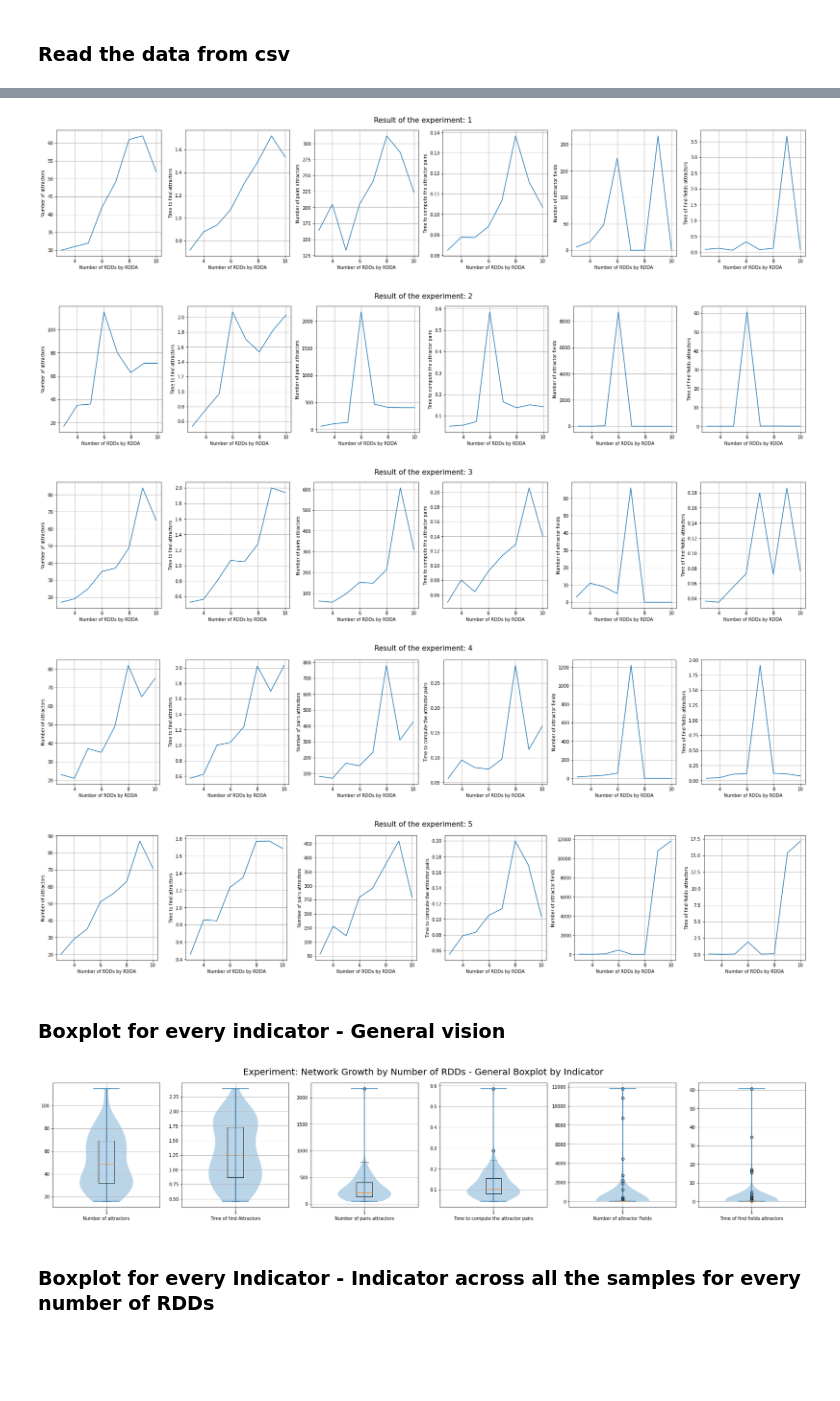
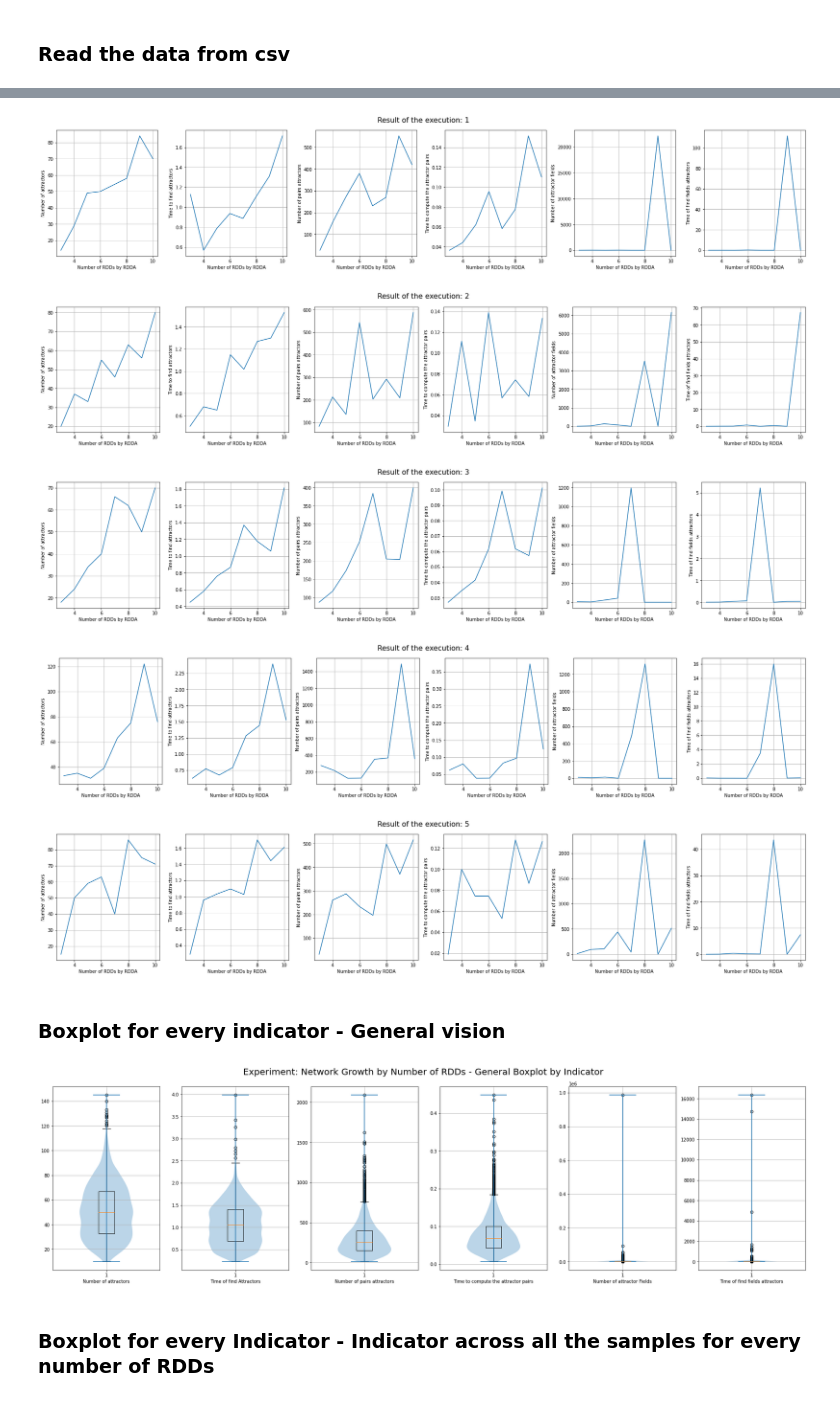
Before and after one commit to crptcusco/SynEstCBN, a Jupyter notebook: experiments_doctoral_qualification/exp1_network_growth_analysis.ipynb, the cells around one changed output, grey strips where cells are left out. Cells and saved outputs as stored; diff of their text form; code cells hidden in the pictures; blank space fills up the shorter version.

Commit message:
Experiment with 500 samples

```diff
--- a/experiments_doctoral_qualification/exp1_network_growth_analysis.ipynb
+++ b/experiments_doctoral_qualification/exp1_network_growth_analysis.ipynb
@@ -6,7 +6,7 @@ import matplotlib.pyplot as plt
 import numpy as np
 
 # Read the csv
-df = pd.read_csv("exp1_network_growth_data_antiguo.csv")
+df = pd.read_csv("exp1_network_growth_data.csv")
 
 print("Experiment data analysis - Network growth")
 print("Number of samples:", df["n_sample"].max())
@@ -56,32 +81,32 @@ for number in np.array(list(grouped.groups.keys()))[:5]:
         ax.set_xlabel('Number of RDDs by RDDA')
         ax.set_ylabel(labels[key])
         ax.grid(True)
-    fig_.suptitle('Result of the experiment: ' + str(number), fontsize=16)
+    fig_.suptitle('Result of the execution: ' + str(number), fontsize=16)
     fig_.tight_layout()
 # %% [output]
-[figure, old version]
+[figure, new version]
-[figure, old version]
+[figure, new version]
-[figure, old version]
+[figure, new version]
-[figure, old version]
+[figure, new version]
-[figure, old version]
+[figure, new version]
 # %% [markdown]
 ### Boxplot for every indicator - General vision
 # %%
 # General Boxplot by Indicator
 l_labels_y = ["Number of attractors", "Time of find Attractors", "Number of pairs attractors", "Time to compute the attractor pairs", "Number of attractor Fields", "Time of find fields attractors"]
 
-fig_, axs = plt.subplots(1,6,figsize=(24,5))
+fig_, axs = plt.subplots(1,6,figsize=(24,7))
 cont_label = 0
 for (key,ax) in zip(df.keys()[3:], axs):
     ax.boxplot(df[key])
     ax.violinplot(df[key])
     ax.set_xlabel(l_labels_y[cont_label])
     ax.grid(True)
     cont_label += 1
 fig_.suptitle('Experiment: Network Growth by Number of RDDs - General Boxplot by Indicator', fontsize=20)
 fig_.tight_layout()
 # %% [output]
-[figure, old version]
+[figure, new version]
 # %% [markdown]
 ### Boxplot for every Indicator - Indicator across all the samples for every number of RDDs
 # %%
```
Also changed, not shown: parts of 4 cells of this notebook, 7 other files.
